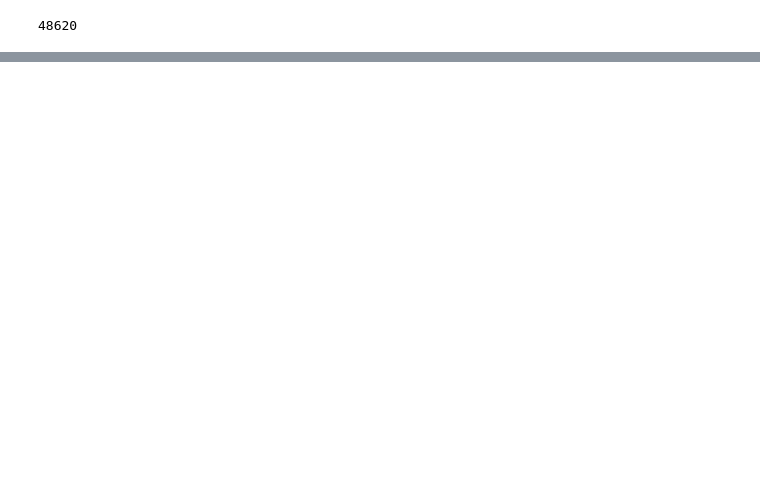
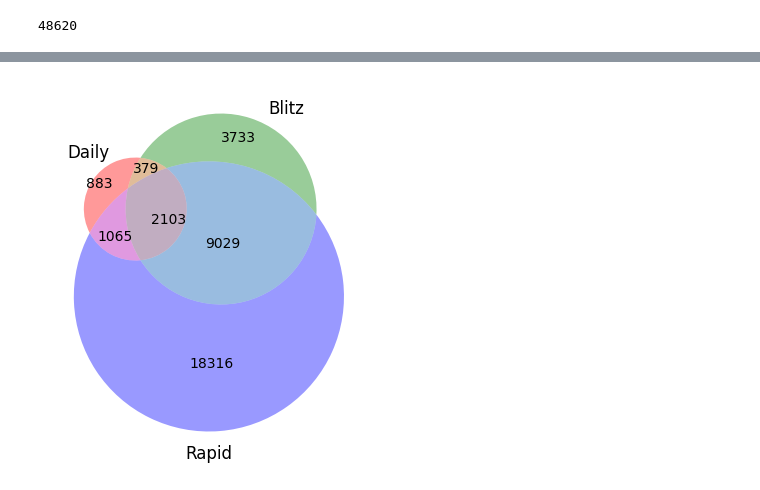
Before and after one commit to tanoCureC/scrape-chesscom, a Jupyter notebook: syukei.ipynb, the cells around one changed output, grey strips where cells are left out. Saved outputs shown, nothing was run; the diff lists cells and outputs as text; code cells hidden in the pictures; blank space fills up the shorter version.

```diff
--- a/syukei.ipynb
+++ b/syukei.ipynb
@@ -123,0 +139,5 @@ Name: Player name, Length: 534, dtype: object
+# %%
+venn3([set(daily_filtered_players), set(blitz_filtered_players), set(rapid_filtered_players)], ('Daily', 'Blitz', 'Rapid'))
+plt.show()
+# %% [output]
+[figure, added]
```
Also changed, not shown: parts of 67 cells of this notebook, 2 other files.
